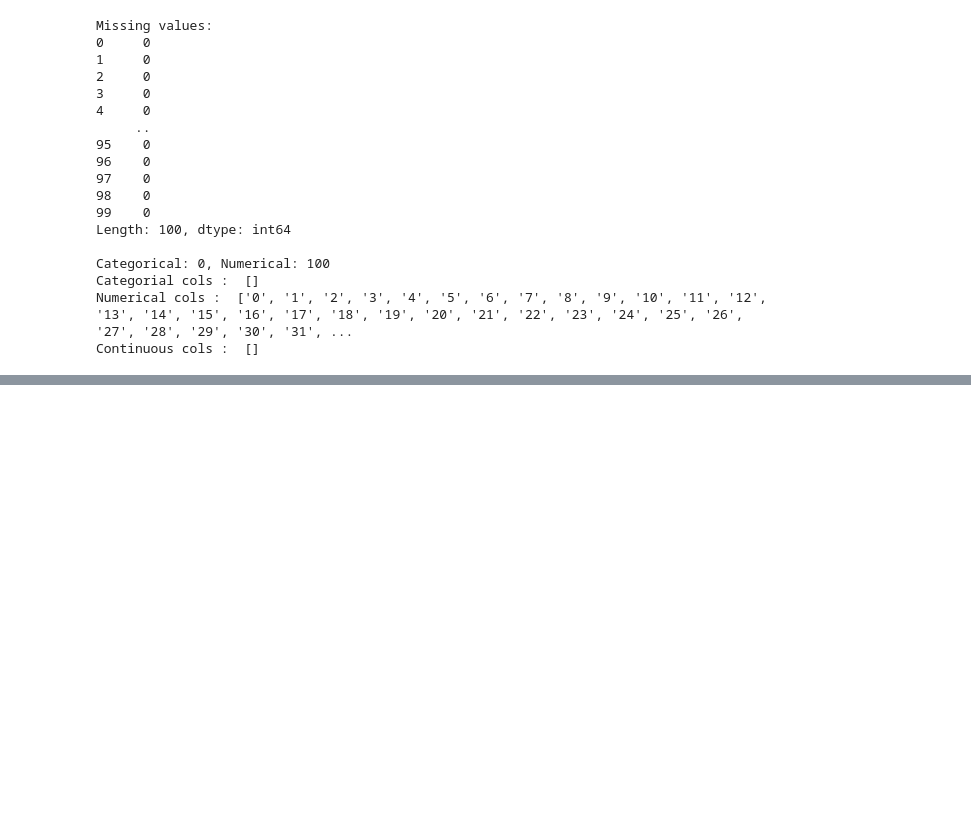
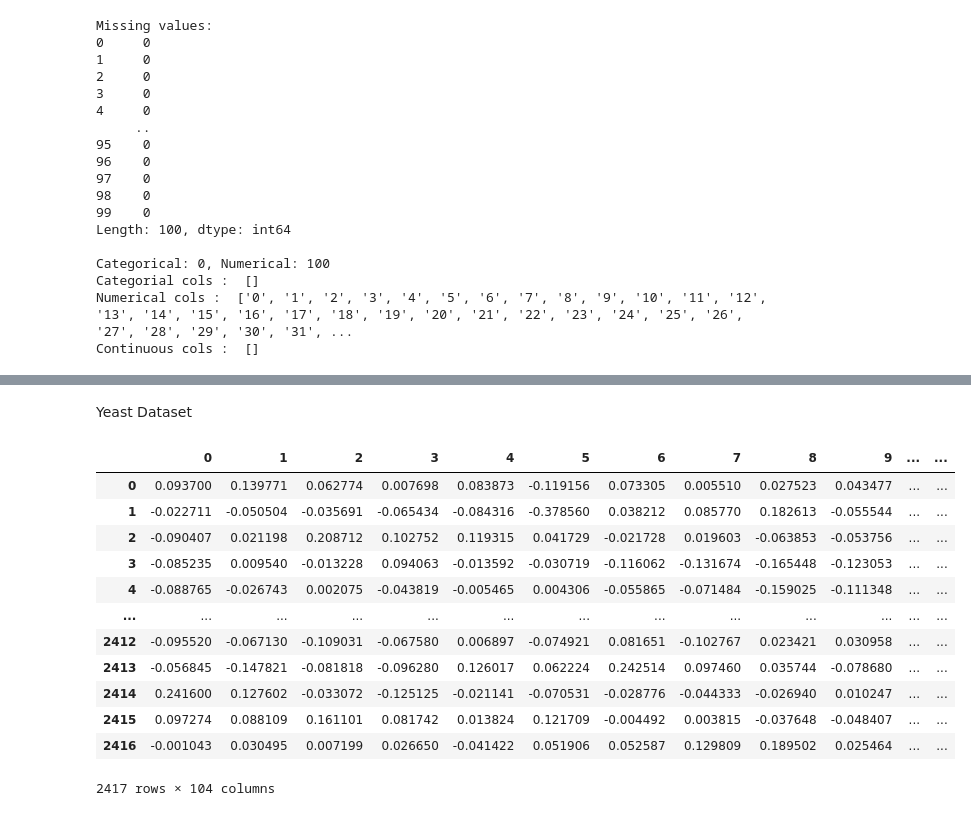
Before and after one commit to ArseniyKoz/SMOTE-test-brench, a Jupyter notebook: notebooks/datasets.ipynb, the cells around one changed output, grey strips where cells are left out. Drawn from its saved outputs; the diff is of its cells as text; code cells hidden in the pictures; blank space fills up the shorter version.

Commit message:
fix datasets

```diff
--- a/notebooks/datasets.ipynb
+++ b/notebooks/datasets.ipynb
@@ -1377,0 +1378,19 @@ US_data_new = pd.concat([X_Ecoli_clean, y_Ecoli_clean], axis=1)
+# %% [markdown]
+Yeast Dataset
+# %%
+yeast_data, yeast_metadata = fetch_dataset('yeast_ml8')
+yeast_data
+# %% [output]
+|  | 0 | 1 | 2 | 3 | 4 | 5 | 6 | 7 | 8 | 9 | ... | ... |
+| 0 | 0.093700 | 0.139771 | 0.062774 | 0.007698 | 0.083873 | -0.119156 | 0.073305 | 0.005510 | 0.027523 | 0.043477 | ... | ... |
+| 1 | -0.022711 | -0.050504 | -0.035691 | -0.065434 | -0.084316 | -0.378560 | 0.038212 | 0.085770 | 0.182613 | -0.055544 | ... | ... |
+| 2 | -0.090407 | 0.021198 | 0.208712 | 0.102752 | 0.119315 | 0.041729 | -0.021728 | 0.019603 | -0.063853 | -0.053756 | ... | ... |
+| 3 | -0.085235 | 0.009540 | -0.013228 | 0.094063 | -0.013592 | -0.030719 | -0.116062 | -0.131674 | -0.165448 | -0.123053 | ... | ... |
+| 4 | -0.088765 | -0.026743 | 0.002075 | -0.043819 | -0.005465 | 0.004306 | -0.055865 | -0.071484 | -0.159025 | -0.111348 | ... | ... |
+| ... | ... | ... | ... | ... | ... | ... | ... | ... | ... | ... | ... | ... |
+| 2412 | -0.095520 | -0.067130 | -0.109031 | -0.067580 | 0.006897 | -0.074921 | 0.081651 | -0.102767 | 0.023421 | 0.030958 | ... | ... |
+| 2413 | -0.056845 | -0.147821 | -0.081818 | -0.096280 | 0.126017 | 0.062224 | 0.242514 | 0.097460 | 0.035744 | -0.078680 | ... | ... |
+| 2414 | 0.241600 | 0.127602 | -0.033072 | -0.125125 | -0.021141 | -0.070531 | -0.028776 | -0.044333 | -0.026940 | 0.010247 | ... | ... |
+| 2415 | 0.097274 | 0.088109 | 0.161101 | 0.081742 | 0.013824 | 0.121709 | -0.004492 | 0.003815 | -0.037648 | -0.048407 | ... | ... |
+| 2416 | -0.001043 | 0.030495 | 0.007199 | 0.026650 | -0.041422 | 0.051906 | 0.052587 | 0.129809 | 0.189502 | 0.025464 | ... | ... |
+2417 rows × 104 columns
```
Also changed, not shown: parts of 11 cells of this notebook, 1 other file.
